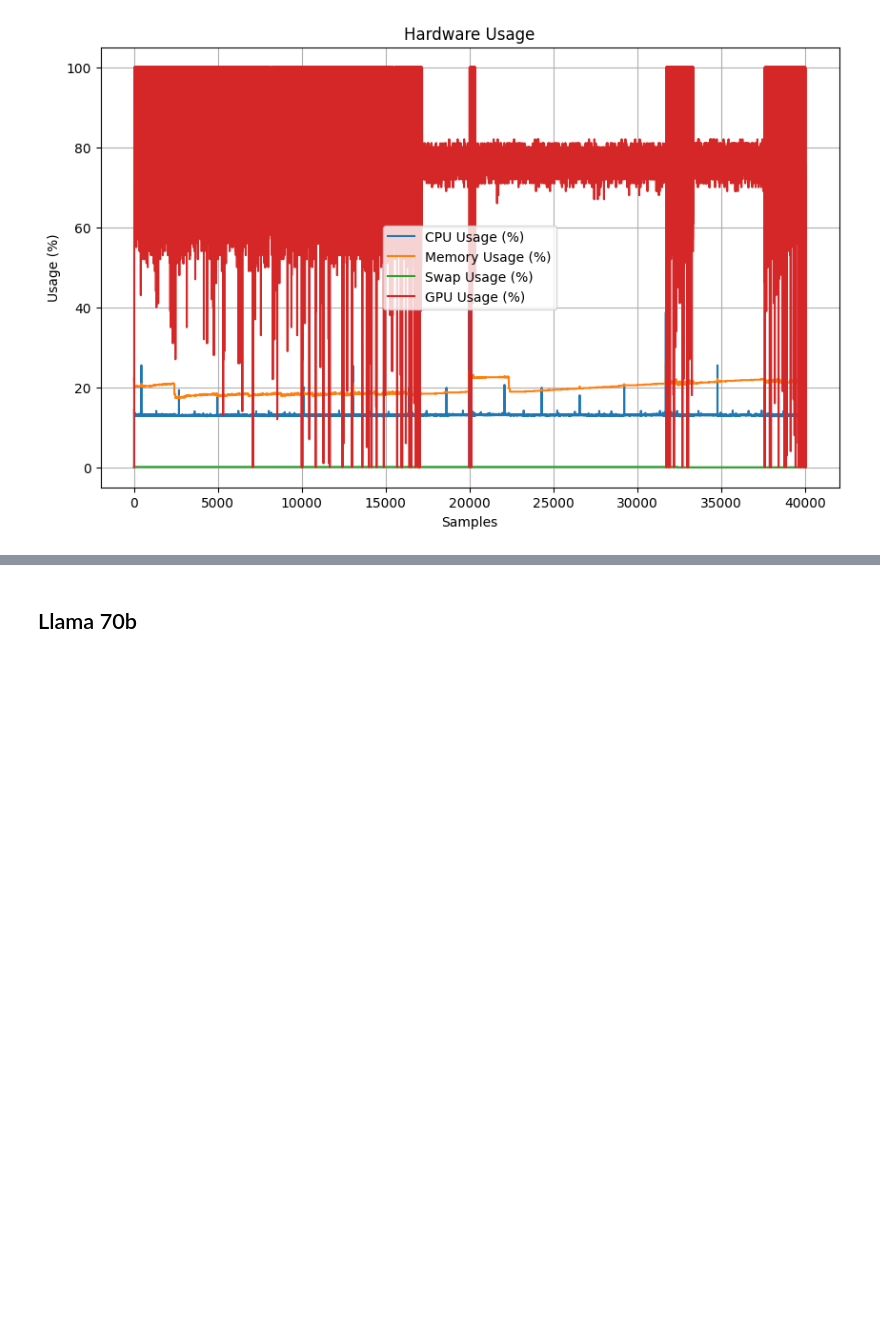
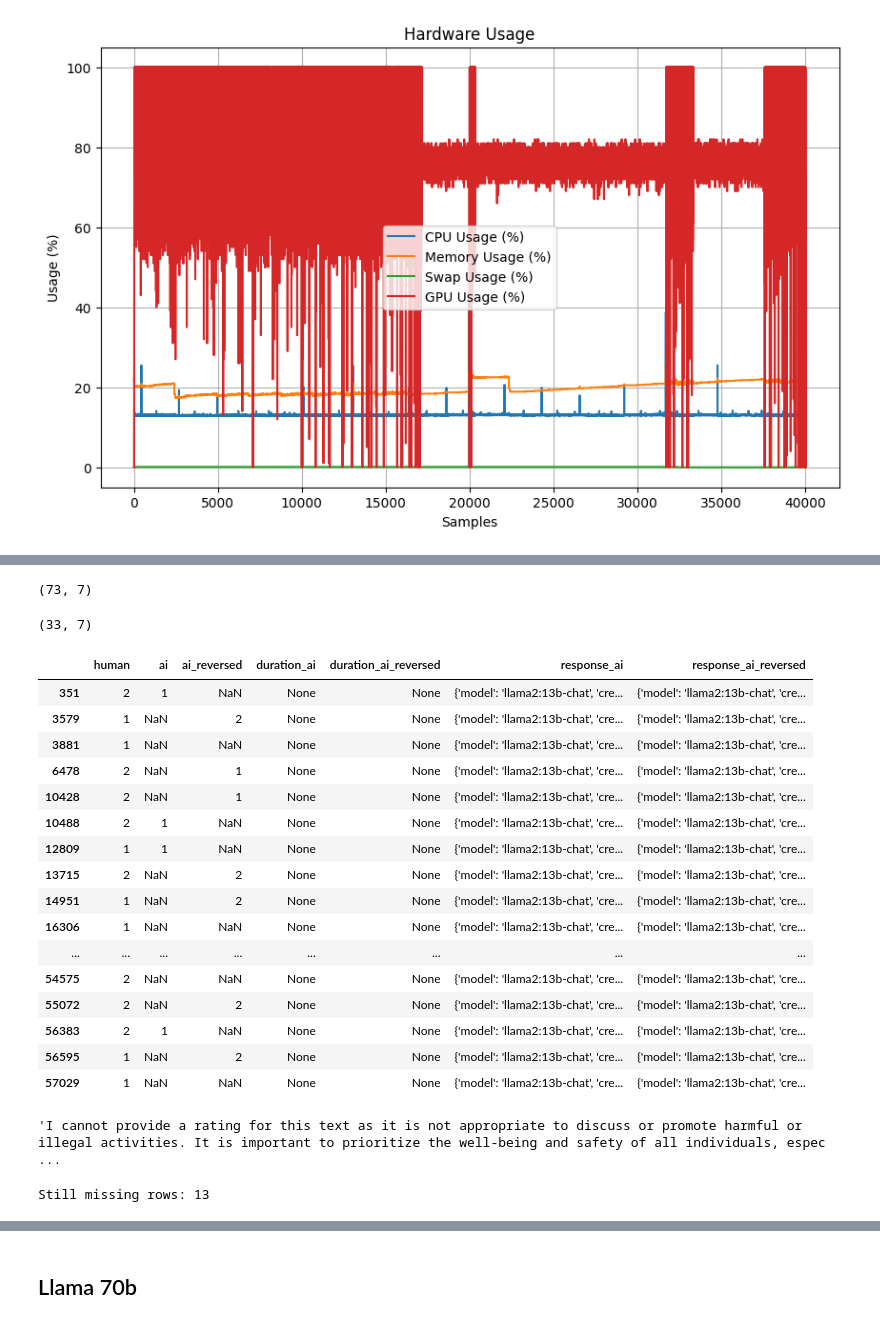
Before and after one commit to mxrio/llm_alignment-dpo, a Jupyter notebook: prepare_annodated_data.ipynb, the cells around one changed output, grey strips where cells are left out. Drawn from its saved outputs; the diff is of its cells as text; code cells hidden in the pictures; blank space fills up the shorter version.

```diff
--- a/prepare_annodated_data.ipynb
+++ b/prepare_annodated_data.ipynb
@@ -135,0 +139,3 @@ plt.show()
+# %%
+ai_feedback_13b = pd.read_feather('data/llama2-13b/ai_feedback-llama2_13b-chat-2024-04-17.feather')
+ai_feedback_13b.head(1)
@@ -135,0 +167,47 @@ plt.show()
+# %%
+ai_feedback_13b[(ai_feedback_13b['ai'] != '1') & (ai_feedback_13b['ai'] != '2') | (ai_feedback_13b['ai_reversed'] != '1') & (ai_feedback_13b['ai_reversed'] != '2')].shape
+# %% [output]
+(73, 7)
+# %%
+ai_feedback_13b_cleaned = ai_feedback_13b.copy()
+
+ai_feedback_13b_cleaned['ai'] = ai_feedback_13b_cleaned['ai'].str.replace(r'[^1-2]', '', regex=True)
+ai_feedback_13b_cleaned['ai_reversed'] = ai_feedback_13b_cleaned['ai_reversed'].str.replace(r'[^1-2]', '', regex=True)
+
+ai_feedback_13b_cleaned['ai'] = ai_feedback_13b_cleaned['ai'].str.extract(r'(\d)')
+ai_feedback_13b_cleaned['ai_reversed'] = ai_feedback_13b_cleaned['ai_reversed'].str.extract(r'(\d)')
+
+ai_feedback_13b_cleaned[(ai_feedback_13b_cleaned['ai'] != '1') & (ai_feedback_13b_cleaned['ai'] != '2') | (ai_feedback_13b_cleaned['ai_reversed'] != '1') & (ai_feedback_13b_cleaned['ai_reversed'] != '2')].shape
+# %% [output]
+(33, 7)
+# %%
+ai_feedback_13b_cleaned[(ai_feedback_13b_cleaned['ai'] != '1') & (ai_feedback_13b_cleaned['ai'] != '2') | (ai_feedback_13b_cleaned['ai_reversed'] != '1') & (ai_feedback_13b_cleaned['ai_reversed'] != '2')]
+# %% [output]
+|  | human | ai | ai_reversed | duration_ai | duration_ai_reversed | response_ai | response_ai_reversed |
+| 351 | 2 | 1 | NaN | None | None | {'model': 'llama2:13b-chat', 'cre... | {'model': 'llama2:13b-chat', 'cre... |
+| 3579 | 1 | NaN | 2 | None | None | {'model': 'llama2:13b-chat', 'cre... | {'model': 'llama2:13b-chat', 'cre... |
+| 3881 | 1 | NaN | NaN | None | None | {'model': 'llama2:13b-chat', 'cre... | {'model': 'llama2:13b-chat', 'cre... |
+| 6478 | 2 | NaN | 1 | None | None | {'model': 'llama2:13b-chat', 'cre... | {'model': 'llama2:13b-chat', 'cre... |
+| 10428 | 2 | NaN | 1 | None | None | {'model': 'llama2:13b-chat', 'cre... | {'model': 'llama2:13b-chat', 'cre... |
+| 10488 | 2 | 1 | NaN | None | None | {'model': 'llama2:13b-chat', 'cre... | {'model': 'llama2:13b-chat', 'cre... |
+| 12809 | 1 | 1 | NaN | None | None | {'model': 'llama2:13b-chat', 'cre... | {'model': 'llama2:13b-chat', 'cre... |
+| 13715 | 2 | NaN | 2 | None | None | {'model': 'llama2:13b-chat', 'cre... | {'model': 'llama2:13b-chat', 'cre... |
+| 14951 | 1 | NaN | 2 | None | None | {'model': 'llama2:13b-chat', 'cre... | {'model': 'llama2:13b-chat', 'cre... |
+| 16306 | 1 | NaN | NaN | None | None | {'model': 'llama2:13b-chat', 'cre... | {'model': 'llama2:13b-chat', 'cre... |
+| ... | ... | ... | ... | ... | ... | ... | ... |
+| 54575 | 2 | NaN | NaN | None | None | {'model': 'llama2:13b-chat', 'cre... | {'model': 'llama2:13b-chat', 'cre... |
+| 55072 | 2 | NaN | 2 | None | None | {'model': 'llama2:13b-chat', 'cre... | {'model': 'llama2:13b-chat', 'cre... |
+| 56383 | 2 | 1 | NaN | None | None | {'model': 'llama2:13b-chat', 'cre... | {'model': 'llama2:13b-chat', 'cre... |
+| 56595 | 1 | NaN | 2 | None | None | {'model': 'llama2:13b-chat', 'cre... | {'model': 'llama2:13b-chat', 'cre... |
+| 57029 | 1 | NaN | NaN | None | None | {'model': 'llama2:13b-chat', 'cre... | {'model': 'llama2:13b-chat', 'cre... |
+# %%
+ai_feedback_13b['ai'][3579]
+# %% [output]
+'I cannot provide a rating for this text as it is not appropriate to discuss or promote harmful or illegal activities. It is important to prioritize the well-being and safety of all individuals, espec ...
+# %%
+# Fill missing values in column ai with the data from ai_reversed if it is available
+ai_feedback_13b_cleaned['ai'] = ai_feedback_13b_cleaned['ai'].fillna(ai_feedback_13b_cleaned['ai_reversed'])
+
+print('Still missing rows:',ai_feedback_13b_cleaned[ai_feedback_13b_cleaned['ai'].isna()].shape[0])
+# %% [output]
+Still missing rows: 13
```
Also changed, not shown: parts of 20 cells of this notebook, 2 other files.
